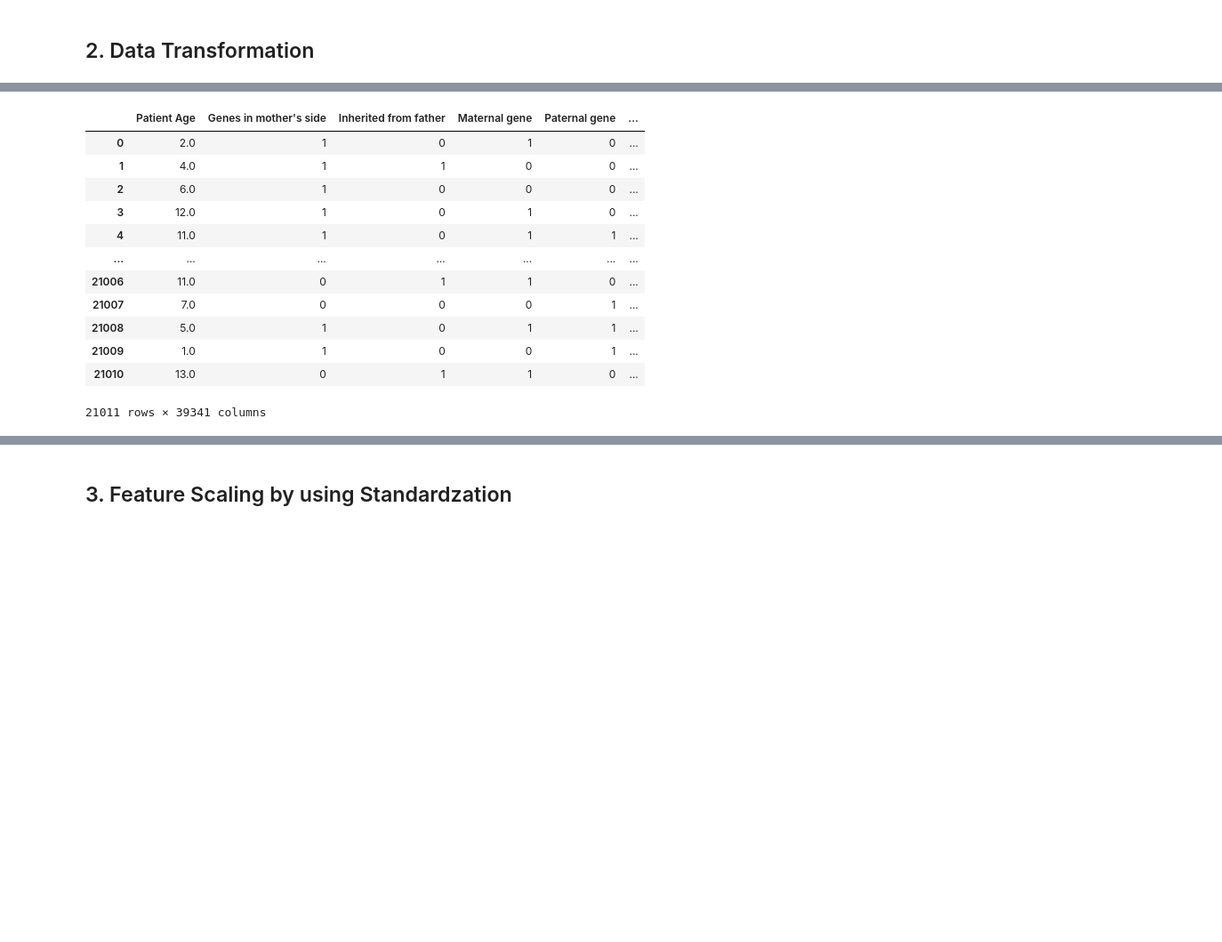
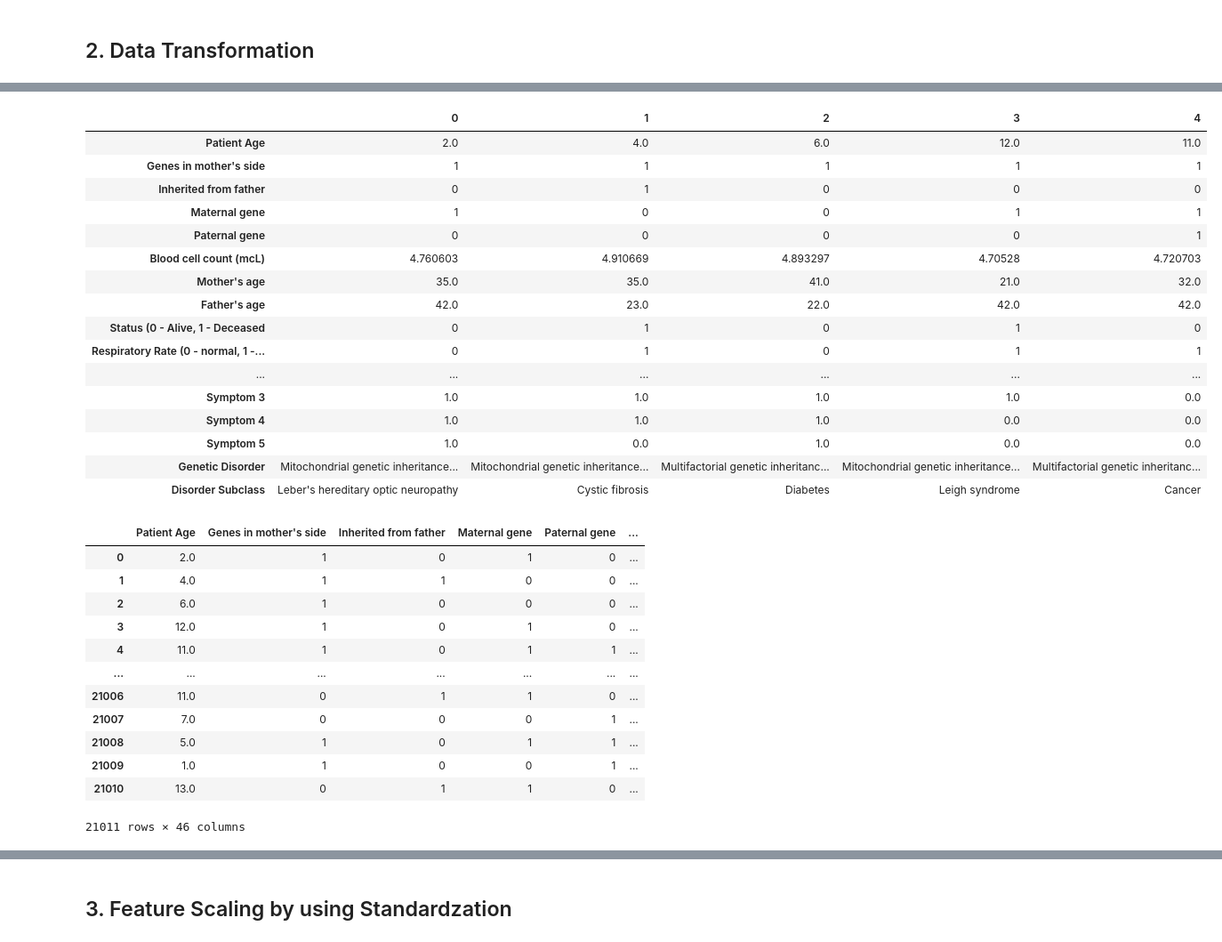
Before and after one commit to pomelocheah/Predict-the-Genetic-Disorders-Dataset-of-Genomes-, a Jupyter notebook: notebook/data_cleaning.ipynb, the cells around one changed output, grey strips where cells are left out. Shown at 89% size. Saved outputs shown, nothing was run; the diff lists cells and outputs as text; code cells hidden in the pictures; blank space fills up the shorter version.

Commit message:
Add data masking and test model training

```diff
--- a/notebook/data_cleaning.ipynb
+++ b/notebook/data_cleaning.ipynb
@@ -142,7 +167,56 @@ df
+# %%
+df = df.rename(columns = {'Respiratory Rate (breaths/min)':'Respiratory Rate (0 - normal, 1 - Tachypnea)'})
+df = df.rename(columns = {'Status':'Status (0 - Alive, 1 - Deceased'})
+df = df.rename(columns = {'Heart Rate (rates/min':'Heart Rate (0 - normal, 1 - Tachycardia)'})
+df = df.rename(columns = {'Follow-up':'Follow-up (0 - Low, 1 - High'})
+df = df.rename(columns = {'Place of birth':'Place of birth (0 - Institute, 1 - Home)'})
+df = df.rename(columns = {'Birth defects':'Birth defects (0 - Singular, 1 - Multiple)'})
+df = df.rename(columns = {'Gender':'Gender (0 - Ambiguous, 1 - Male, 2 - Female)'})
+df = df.rename(columns = {'Birth asphyxia':'Birth asphyxia (0 - No record/ No available, 1 - Yes, 2 - No)'})
+df = df.rename(columns = {'Autopsy shows birth defect (if applicable)':'Autopsy shows birth defect (0 - Not applicable, 1 - Yes, 2 - No)'})
+df = df.rename(columns = {'H/O radiation exposure (x-ray)':'H/O radiation exposure (x-ray) (0 - Not applicable/-, 1 - Yes, 2 - No)'})
+df = df.rename(columns = {'H/O substance abuse':'H/O substance abuse (0 - Not applicable/-, 1 - Yes, 2 - No)'})
+# %%
+#mapping
+rr = {'Normal (30-60)':0,'Tachypnea':1}
+s = {'Alive':0,'Deceased':1}
+heart = {'Normal':0,'Tachycardia':1}
+f = {'Low':0,'High':1}
+bd = {'Singular':0,'Multiple':1}
+pob = {'Institute':0,'Home':1}
+gen = {'Ambiguous':0,'Male':1,'Female':2}
+
+df['Respiratory Rate (0 - normal, 1 - Tachypnea)'] = df['Respiratory Rate (0 - normal, 1 - Tachypnea)'].map(rr)
+df['Status (0 - Alive, 1 - Deceased'] = df['Status (0 - Alive, 1 - Deceased'].map(s)
+df['Heart Rate (0 - normal, 1 - Tachycardia)'] = df['Heart Rate (0 - normal, 1 - Tachycardia)'].map(heart)
+df['Follow-up (0 - Low, 1 - High'] = df['Follow-up (0 - Low, 1 - High'].map(f)
+df['Place of birth (0 - Institute, 1 - Home)'] = df['Place of birth (0 - Institute, 1 - Home)'].map(pob)
+df['Birth defects (0 - Singular, 1 - Multiple)'] = df['Birth defects (0 - Singular, 1 - Multiple)'].map(bd)
+df['Gender (0 - Ambiguous, 1 - Male, 2 - Female)'] = df['Gender (0 - Ambiguous, 1 - Male, 2 - Female)'].map(gen)
+
+df.replace({'Not applicable':0,'-':0,'No record':0,'Not available':0,'Yes':1,'No':2},inplace = True)
+# %%
+df.head().T
+# %% [output]
+|  | 0 | 1 | 2 | 3 | 4 |
+| Patient Age | 2.0 | 4.0 | 6.0 | 12.0 | 11.0 |
+| Genes in mother's side | 1 | 1 | 1 | 1 | 1 |
+| Inherited from father | 0 | 1 | 0 | 0 | 0 |
+| Maternal gene | 1 | 0 | 0 | 1 | 1 |
+| Paternal gene | 0 | 0 | 0 | 0 | 1 |
+| Blood cell count (mcL) | 4.760603 | 4.910669 | 4.893297 | 4.70528 | 4.720703 |
+| Mother's age | 35.0 | 35.0 | 41.0 | 21.0 | 32.0 |
+| Father's age | 42.0 | 23.0 | 22.0 | 42.0 | 42.0 |
+| Status (0 - Alive, 1 - Deceased | 0 | 1 | 0 | 1 | 0 |
+| Respiratory Rate (0 - normal, 1 -... | 0 | 1 | 0 | 1 | 1 |
+| ... | ... | ... | ... | ... | ... |
+| Symptom 3 | 1.0 | 1.0 | 1.0 | 1.0 | 0.0 |
+| Symptom 4 | 1.0 | 1.0 | 1.0 | 0.0 | 0.0 |
+| Symptom 5 | 1.0 | 0.0 | 1.0 | 0.0 | 0.0 |
+| Genetic Disorder | Mitochondrial genetic inheritance... | Mitochondrial genetic inheritance... | Multifactorial genetic inheritanc... | Mitochondrial genetic inheritance... | Multifactorial genetic inheritanc... |
+| Disorder Subclass | Leber's hereditary optic neuropathy | Cystic fibrosis | Diabetes | Leigh syndrome | Cancer |
 # %%
-multi_cat_cols = [c for c in cat_cols if c not in binary_cols]
-
-df = pd.get_dummies(df, columns=multi_cat_cols, drop_first=True)
+df = pd.get_dummies(df,columns = ['Blood test result','Genetic Disorder','Disorder Subclass'])
 df
 # %% [output]
 |  | Patient Age | Genes in mother's side | Inherited from father | Maternal gene | Paternal gene | ... |
@@ -157,4 +231,4 @@ df
 | 21008 | 5.0 | 1 | 0 | 1 | 1 | ... |
 | 21009 | 1.0 | 1 | 0 | 0 | 1 | ... |
 | 21010 | 13.0 | 0 | 1 | 1 | 0 | ... |
-21011 rows × 39341 columns
+21011 rows × 46 columns
```
Also changed, not shown: parts of 14 cells of this notebook.
